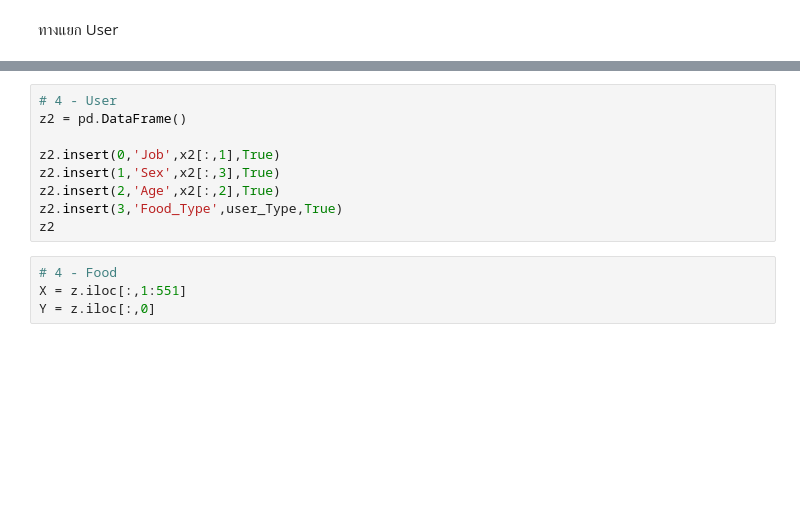
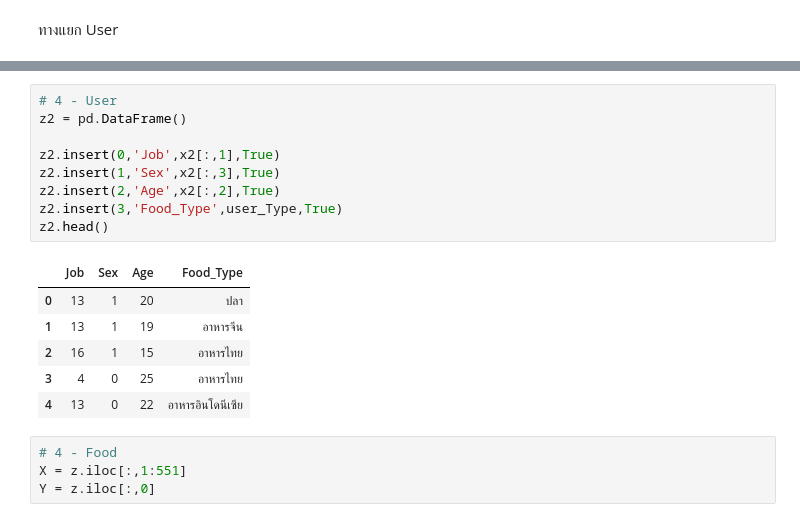
Before and after one commit to Lycoriz6112700/Spotifood_Adv_Project, a Jupyter notebook: Adv_Project.ipynb, the cells around one changed output, grey strips where cells are left out. Saved outputs shown, nothing was run; the diff lists cells and outputs as text; blank space fills up the shorter version.

```diff
--- a/Adv_Project.ipynb
+++ b/Adv_Project.ipynb
@@ -148,12 +152,19 @@ y2
 # %%
 # 4 - User
 z2 = pd.DataFrame()
 
 z2.insert(0,'Job',x2[:,1],True)
 z2.insert(1,'Sex',x2[:,3],True)
 z2.insert(2,'Age',x2[:,2],True)
 z2.insert(3,'Food_Type',user_Type,True)
-z2
+z2.head()
+# %% [output]
+|  | Job | Sex | Age | Food_Type |
+| 0 | 13 | 1 | 20 | ปลา |
+| 1 | 13 | 1 | 19 | อาหารจีน |
+| 2 | 16 | 1 | 15 | อาหารไทย |
+| 3 | 4 | 0 | 25 | อาหารไทย |
+| 4 | 13 | 0 | 22 | อาหารอินโดนีเซีย |
 # %%
 # 4 - Food
 X = z.iloc[:,1:551]
```
Also changed, not shown: parts of 11 cells of this notebook.
